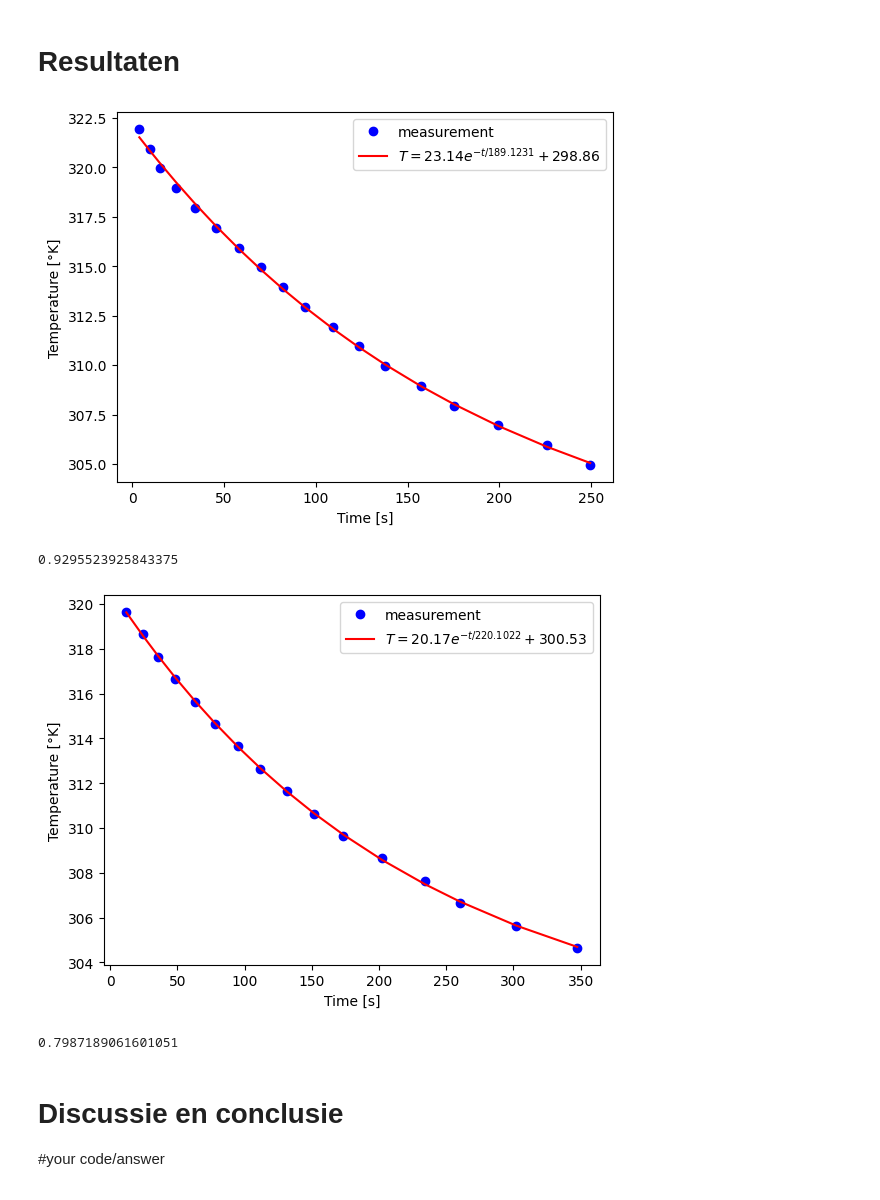
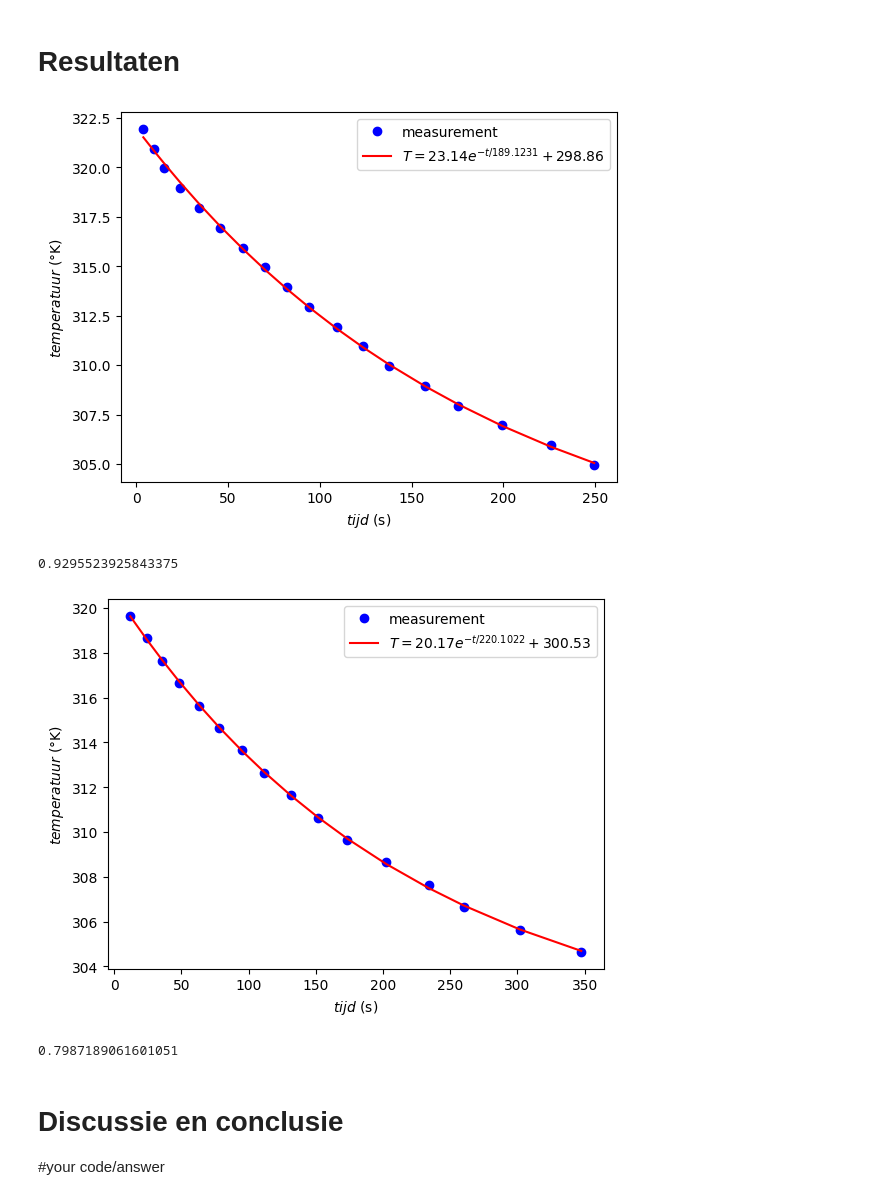
Before and after one commit to WouterAlejandro/IP2_1, a Jupyter notebook: Content/Labs/koelbuis.ipynb, the cells around one changed output. Saved outputs shown, nothing was run; the diff lists cells and outputs as text; code cells hidden in the pictures.

```diff
--- a/Content/Labs/koelbuis.ipynb
+++ b/Content/Labs/koelbuis.ipynb
@@ -193,25 +193,22 @@ A_exp, tau_exp, T_omg_exp = popt
 y_fit = exp_func(times, *popt)
 
 plt.figure()
-plt.xlabel('Time [s]')
-plt.ylabel('Temperature [°K]')
+plt.xlabel('$tijd$ (s)')
+plt.ylabel('$temperatuur$ (°K)')
 
 plt.plot(times, temps, 'bo', label='measurement')
 plt.plot(times, y_fit, 'r-',
          label='$T = %0.2f e^{-t/%0.4f} + %0.2f$' % (A_exp, tau_exp, T_omg_exp))
 
 plt.legend()
-
+plt.savefig("figures/koelbuis1.png", dpi=450)
 plt.show()
 
 h_exp = (warmtecapaciteit) / (tau_exp * buitenoppervlak)
 
 print(h_exp) # warmteoverdrachtscoëfficiënt in W/m^2 K
-# Sla figuren op met
-#
-# plt.savefig("Figuren/naam.png", dpi=450)
 # %% [output]
-[figure, old version]
+[figure, new version]
 0.9295523925843375
 # %%
 # Hier de data en de analyse
@@ -227,41 +224,38 @@ def exp_func(t, A, tau, T_omg):
     return (A * np.exp(-t/tau) + T_omg)
 
 buitenoppervlak = 0.3157 # bepaal zelf in m^2
 warmtecapaciteit = 55.50 # bepaal de warmtecapaciteit in J/K
 
 t_ronde = np.array([12.06 , 12.67 , 11.10 , 12.35 , 15.07 , 14.74 , 17.45 , 16.20 , 19.82 , 19.95 , 21.99 , 29.06 , 31.68 , 25.81 , 41.93 , 45.58])
 times = np.cumsum(t_ronde)
 T_c = np.linspace(46.5, 31.5, len(t_ronde))
 temps = T_c + 273.15
 
 # pas beginwaardes aan naar schatting
 # Het aantal maxfev moet wellicht hoger voor goede convergentie van de waarde
 popt, pocv = curve_fit(exp_func, times, temps, p0=[27, 100, 293.7], maxfev=5000)
 
 A_exp, tau_exp, T_omg_exp = popt
 
 y_fit = exp_func(times, *popt)
 
 plt.figure()
-plt.xlabel('Time [s]')
-plt.ylabel('Temperature [°K]')
+plt.xlabel('$tijd$ (s)')
+plt.ylabel('$temperatuur$ (°K)')
 
 plt.plot(times, temps, 'bo', label='measurement')
 plt.plot(times, y_fit, 'r-',
          label='$T = %0.2f e^{-t/%0.4f} + %0.2f$' % (A_exp, tau_exp, T_omg_exp))
 
 plt.legend()
-
+plt.savefig("figures/koelbuis2.png", dpi=450)
 plt.show()
 
 h_exp = (warmtecapaciteit) / (tau_exp * buitenoppervlak)
 
-print(h_exp) # warmteoverdrachtscoëfficiënt in W/m^2 K
-# Sla figuren op met
-#
-# plt.savefig("Figuren/naam.png", dpi=450)
+print(h_exp)
 # %% [output]
-[figure, old version]
+[figure, new version]
 0.7987189061601051
 # %% [markdown]
 # Discussie en conclusie
```
Also changed, not shown: 10 other files.
